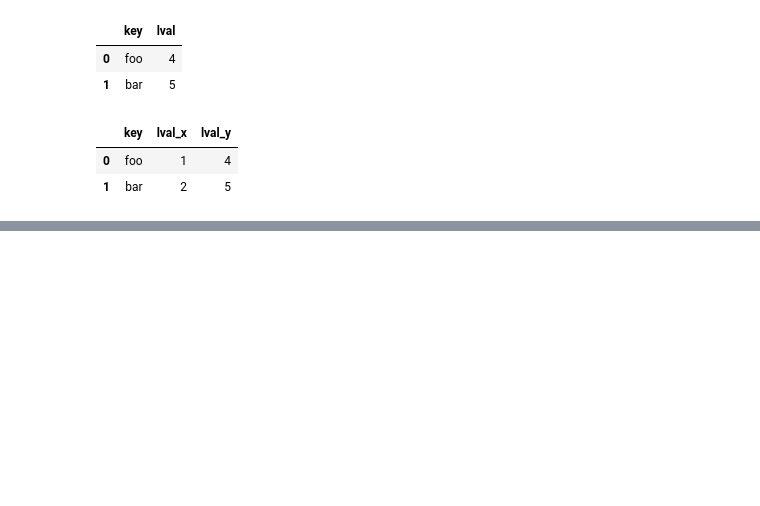
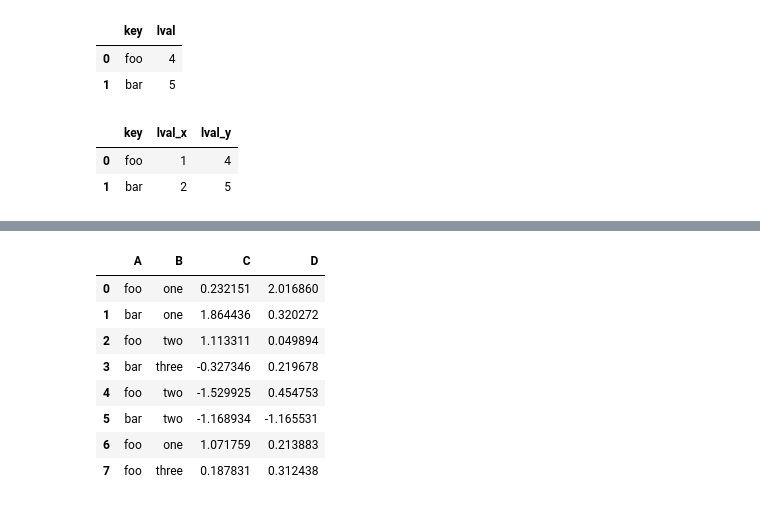
Before and after one commit to HwangHanJae/DataScience_Basic_Tect, a Jupyter notebook: pandas_10minutes_tutorial.ipynb, the cells around one changed output, grey strips where cells are left out. Cells and saved outputs as stored; diff of their text form; code cells hidden in the pictures; blank space fills up the shorter version.

```diff
--- a/pandas_10minutes_tutorial.ipynb
+++ b/pandas_10minutes_tutorial.ipynb
@@ -762,0 +770,20 @@ pd.merge(left, right, on='key')
+# %%
+df = pd.DataFrame(
+    {
+        "A" : ["foo",'bar','foo','bar','foo','bar','foo','foo'],
+        "B" : ["one","one","two","three","two",'two','one','three'],
+        "C" : np.random.randn(8),
+        "D" : np.random.randn(8)
+    }
+)
+df
+# %% [output]
+|  | A | B | C | D |
+| 0 | foo | one | 0.232151 | 2.016860 |
+| 1 | bar | one | 1.864436 | 0.320272 |
+| 2 | foo | two | 1.113311 | 0.049894 |
+| 3 | bar | three | -0.327346 | 0.219678 |
+| 4 | foo | two | -1.529925 | 0.454753 |
+| 5 | bar | two | -1.168934 | -1.165531 |
+| 6 | foo | one | 1.071759 | 0.213883 |
+| 7 | foo | three | 0.187831 | 0.312438 |
```
Also changed, not shown: parts of 55 cells of this notebook.
